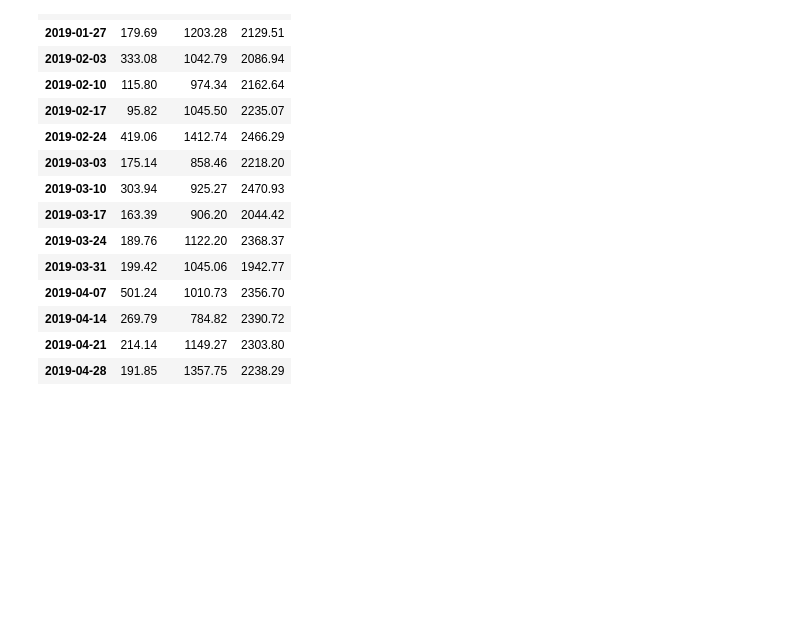
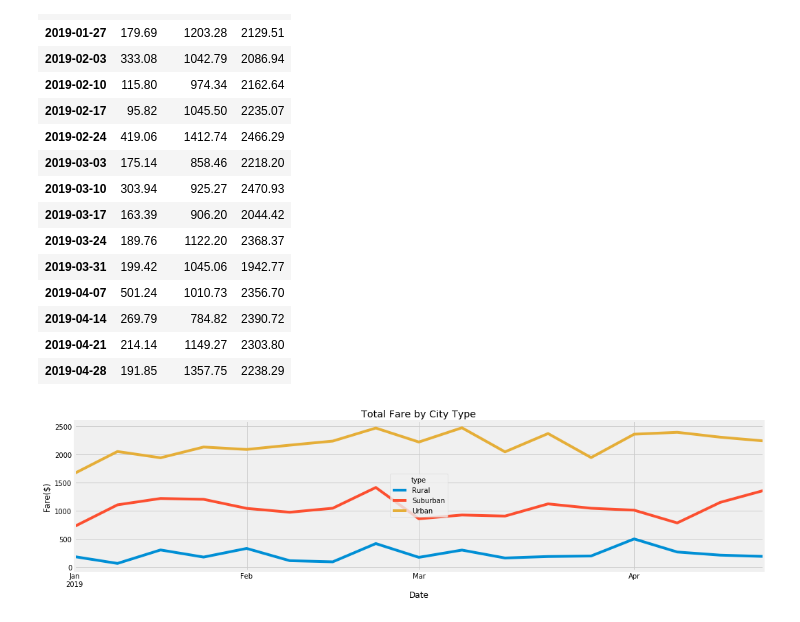
Before and after one commit to danig89/PyBer_Analysis, a Jupyter notebook: PyBer_Challenge.ipynb, the cells around one changed output. Drawn from its saved outputs; the diff is of its cells as text; code cells hidden in the pictures; blank space fills up the shorter version.

```diff
--- a/PyBer_Challenge.ipynb
+++ b/PyBer_Challenge.ipynb
@@ -266,8 +266,17 @@ fares_by_week_df
 | 2019-04-28 | 191.85 | 1357.75 | 2238.29 |
 # %%
 # 16. Using the object-oriented interface method, plot the resample DataFrame using the df.plot() function.
+fig, ax = plt.subplots(figsize=(16,4))
+fares_by_week_df.plot(ax=ax)
+ax.set_title("Total Fare by City Type")
+ax.yaxis.set_label_text("Fare($)")
+ax.xaxis.set_label_text("Date")
 
 # Import the style from Matplotlib.
 from matplotlib import style
 # Use the graph style fivethirtyeight.
 style.use('fivethirtyeight')
+
+plt.savefig("analysis/PyBer_fare_summary.png")
+# %% [output]
+[figure, added]
```
Also changed, not shown: 2 other files.
